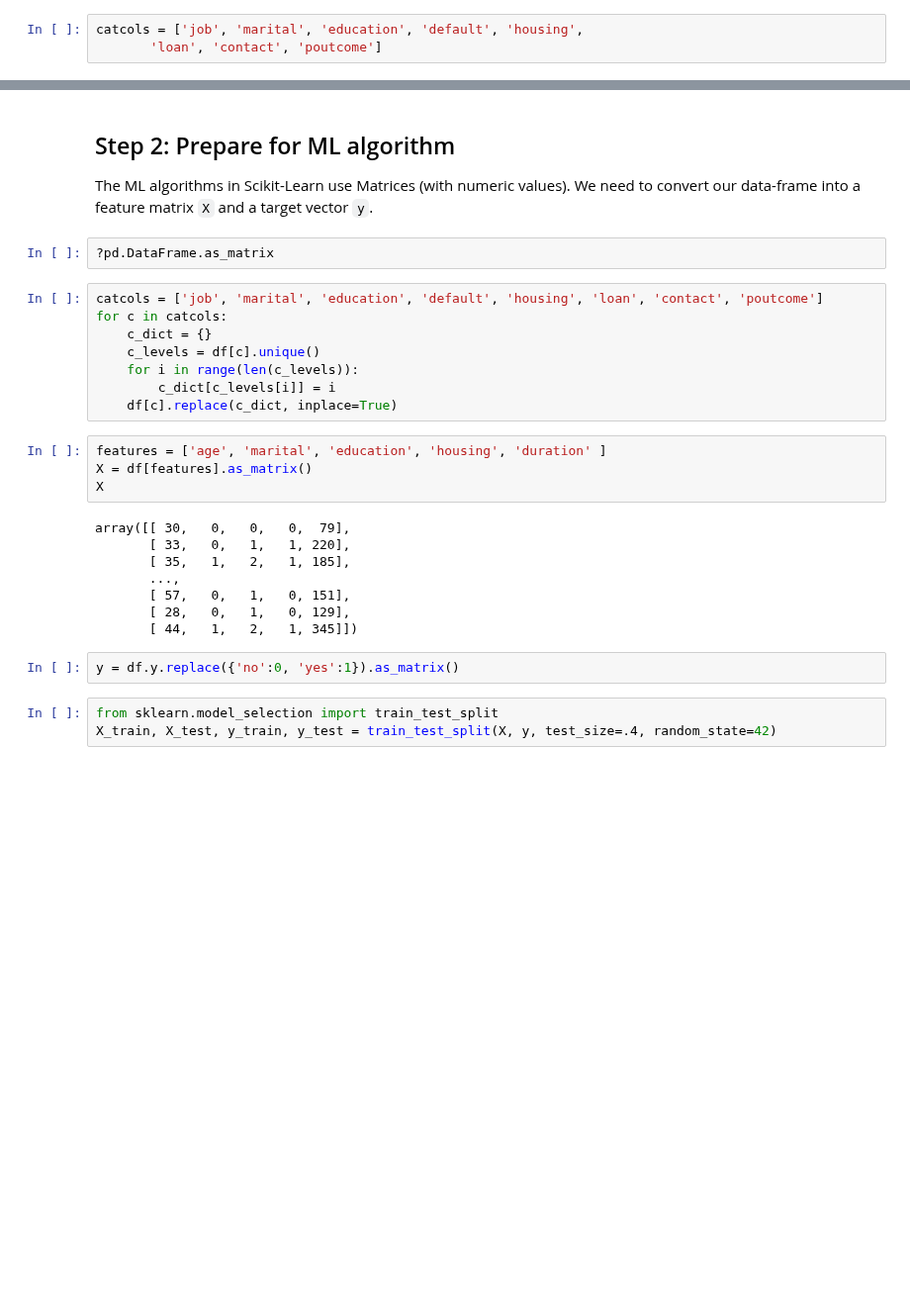
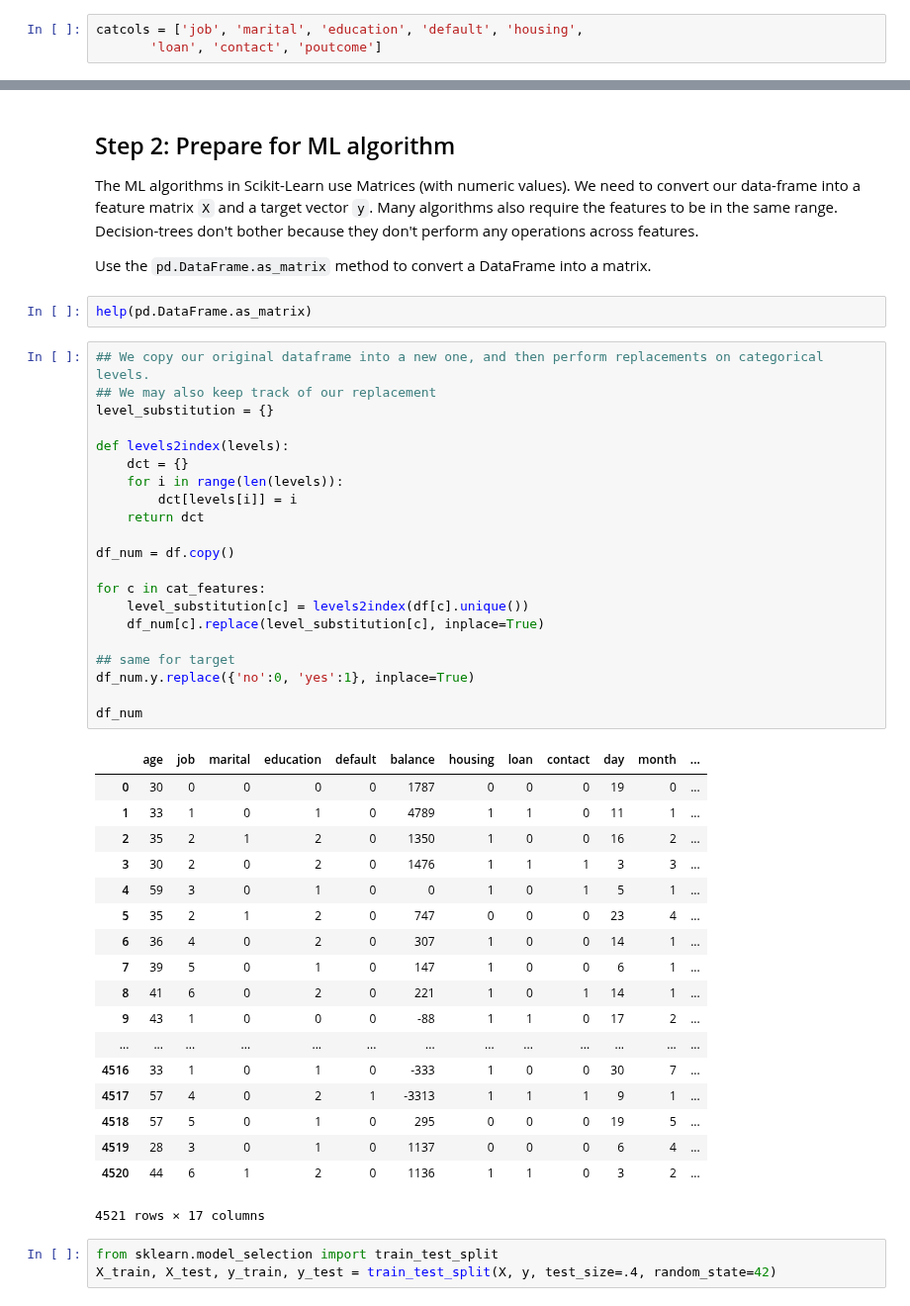
Before and after one commit to kingmolnar/DataScienceProgramming, a Jupyter notebook: 09-Machine-Learning-II/HW6_orig.ipynb, the cells around one changed output, grey strips where cells are left out. Shown at 99% size. Saved outputs shown, nothing was run; the diff lists cells and outputs as text; blank space fills up the shorter version.

```diff
--- a/09-Machine-Learning-II/HW6_orig.ipynb
+++ b/09-Machine-Learning-II/HW6_orig.ipynb
@@ -102,30 +214,51 @@ df.groupby('contact').count()
 # %% [markdown]
 ## Step 2: Prepare for ML algorithm
 The ML algorithms in Scikit-Learn use Matrices (with numeric values). We need to convert our data-frame into a feature matrix `X` and a target vector `y`.
+Many algorithms also require the features to be in the same range. Decision-trees don't bother because they don't perform any operations across features.
+
+Use the `pd.DataFrame.as_matrix` method to convert a DataFrame into a matrix.
 # %%
-?pd.DataFrame.as_matrix
+help(pd.DataFrame.as_matrix)
-# %%
-catcols = ['job', 'marital', 'education', 'default', 'housing', 'loan', 'contact', 'poutcome']
-for c in catcols:
-    c_dict = {}
-    c_levels = df[c].unique()
-    for i in range(len(c_levels)):
-        c_dict[c_levels[i]] = i
-    df[c].replace(c_dict, inplace=True)
-# %%
-features = ['age', 'marital', 'education', 'housing', 'duration' ]
-X = df[features].as_matrix()
-X
-# %% [output]
-array([[ 30,   0,   0,   0,  79],
-       [ 33,   0,   1,   1, 220],
-       [ 35,   1,   2,   1, 185],
-       ...,
-       [ 57,   0,   1,   0, 151],
-       [ 28,   0,   1,   0, 129],
-       [ 44,   1,   2,   1, 345]])
-# %%
-y = df.y.replace({'no':0, 'yes':1}).as_matrix()
+# %%
+## We copy our original dataframe into a new one, and then perform replacements on categorical levels.
+## We may also keep track of our replacement
+level_substitution = {}
+
+def levels2index(levels):
+    dct = {}
+    for i in range(len(levels)):
+        dct[levels[i]] = i
+    return dct
+
+df_num = df.copy()
+
+for c in cat_features:
+    level_substitution[c] = levels2index(df[c].unique())
+    df_num[c].replace(level_substitution[c], inplace=True)
+
+## same for target
+df_num.y.replace({'no':0, 'yes':1}, inplace=True)
+
+df_num
+# %% [output]
+|  | age | job | marital | education | default | balance | housing | loan | contact | day | month | ... |
+| 0 | 30 | 0 | 0 | 0 | 0 | 1787 | 0 | 0 | 0 | 19 | 0 | ... |
+| 1 | 33 | 1 | 0 | 1 | 0 | 4789 | 1 | 1 | 0 | 11 | 1 | ... |
+| 2 | 35 | 2 | 1 | 2 | 0 | 1350 | 1 | 0 | 0 | 16 | 2 | ... |
+| 3 | 30 | 2 | 0 | 2 | 0 | 1476 | 1 | 1 | 1 | 3 | 3 | ... |
+| 4 | 59 | 3 | 0 | 1 | 0 | 0 | 1 | 0 | 1 | 5 | 1 | ... |
+| 5 | 35 | 2 | 1 | 2 | 0 | 747 | 0 | 0 | 0 | 23 | 4 | ... |
+| 6 | 36 | 4 | 0 | 2 | 0 | 307 | 1 | 0 | 0 | 14 | 1 | ... |
+| 7 | 39 | 5 | 0 | 1 | 0 | 147 | 1 | 0 | 0 | 6 | 1 | ... |
+| 8 | 41 | 6 | 0 | 2 | 0 | 221 | 1 | 0 | 1 | 14 | 1 | ... |
+| 9 | 43 | 1 | 0 | 0 | 0 | -88 | 1 | 1 | 0 | 17 | 2 | ... |
+| ... | ... | ... | ... | ... | ... | ... | ... | ... | ... | ... | ... | ... |
+| 4516 | 33 | 1 | 0 | 1 | 0 | -333 | 1 | 0 | 0 | 30 | 7 | ... |
+| 4517 | 57 | 4 | 0 | 2 | 1 | -3313 | 1 | 1 | 1 | 9 | 1 | ... |
+| 4518 | 57 | 5 | 0 | 1 | 0 | 295 | 0 | 0 | 0 | 19 | 5 | ... |
+| 4519 | 28 | 3 | 0 | 1 | 0 | 1137 | 0 | 0 | 0 | 6 | 4 | ... |
+| 4520 | 44 | 6 | 1 | 2 | 0 | 1136 | 1 | 1 | 0 | 3 | 2 | ... |
+4521 rows × 17 columns
 # %%
 from sklearn.model_selection import train_test_split
 X_train, X_test, y_train, y_test = train_test_split(X, y, test_size=.4, random_state=42)
```
Also changed, not shown: parts of 30 cells of this notebook.
